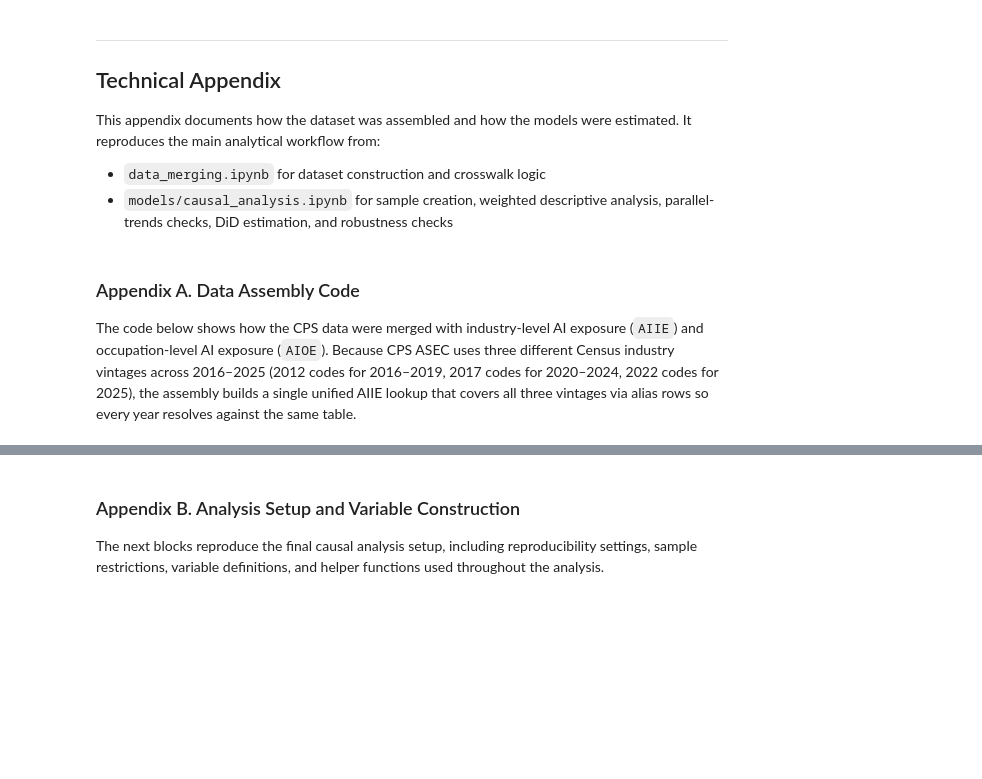
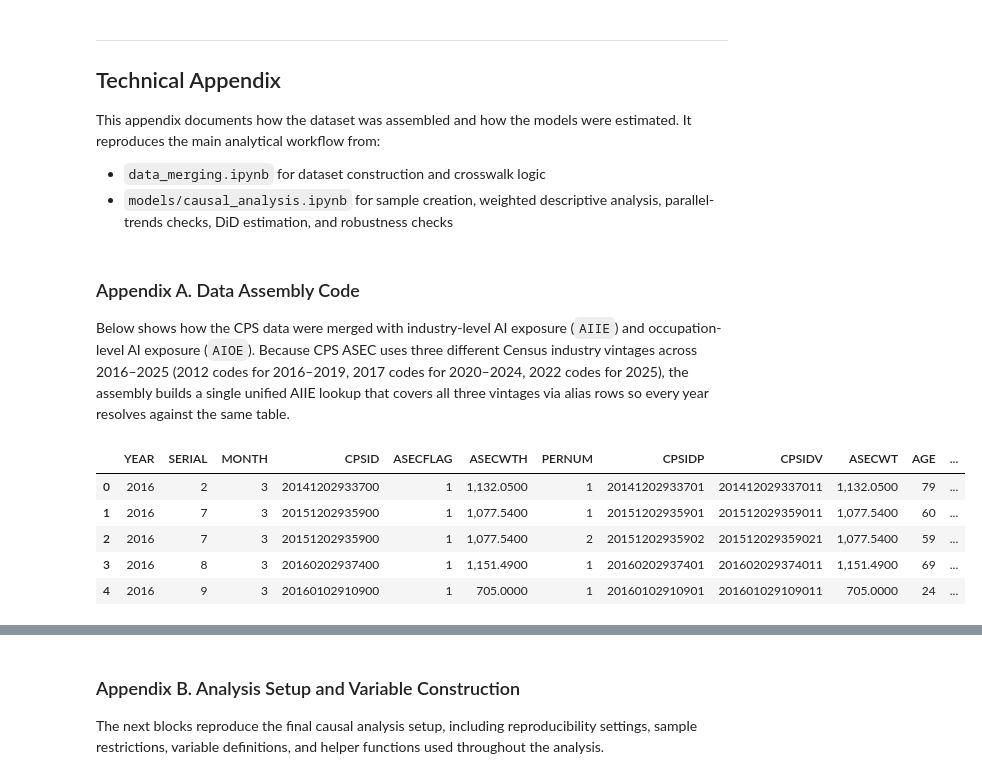
Before and after one commit to isaacvm98/UDS, a Jupyter notebook: models/data_science_memo.ipynb, the cells around one changed output, grey strips where cells are left out. Saved outputs shown, nothing was run; the diff lists cells and outputs as text; code cells hidden in the pictures; blank space fills up the shorter version.

```diff
--- a/models/data_science_memo.ipynb
+++ b/models/data_science_memo.ipynb
@@ -176,7 +176,7 @@ This appendix documents how the dataset was assembled and how the models were es
 # %% [markdown]
 ### Appendix A. Data Assembly Code
 
-The code below shows how the CPS data were merged with industry-level AI exposure (`AIIE`) and occupation-level AI exposure (`AIOE`). Because CPS ASEC uses three different Census industry vintages across 2016–2025 (2012 codes for 2016–2019, 2017 codes for 2020–2024, 2022 codes for 2025), the assembly builds a single unified AIIE lookup that covers all three vintages via alias rows so every year resolves against the same table.
+Below shows how the CPS data were merged with industry-level AI exposure (`AIIE`) and occupation-level AI exposure (`AIOE`). Because CPS ASEC uses three different Census industry vintages across 2016–2025 (2012 codes for 2016–2019, 2017 codes for 2020–2024, 2022 codes for 2025), the assembly builds a single unified AIIE lookup that covers all three vintages via alias rows so every year resolves against the same table.
 # %%
 import os
 from pathlib import Path
@@ -384,6 +384,15 @@ df["IND_2022"] = df["IND"].map(
     lambda x: to_canonical_ind(x, ind_2012_to_2017, ind_2017_to_2022)
 )
 df_aiie = df.merge(ind_aiie, on="IND", how="left")
+# %%
+df_aiie.head()
+# %% [output]
+|  | YEAR | SERIAL | MONTH | CPSID | ASECFLAG | ASECWTH | PERNUM | CPSIDP | CPSIDV | ASECWT | AGE | ... |
+| 0 | 2016 | 2 | 3 | 20141202933700 | 1 | 1,132.0500 | 1 | 20141202933701 | 201412029337011 | 1,132.0500 | 79 | ... |
+| 1 | 2016 | 7 | 3 | 20151202935900 | 1 | 1,077.5400 | 1 | 20151202935901 | 201512029359011 | 1,077.5400 | 60 | ... |
+| 2 | 2016 | 7 | 3 | 20151202935900 | 1 | 1,077.5400 | 2 | 20151202935902 | 201512029359021 | 1,077.5400 | 59 | ... |
+| 3 | 2016 | 8 | 3 | 20160202937400 | 1 | 1,151.4900 | 1 | 20160202937401 | 201602029374011 | 1,151.4900 | 69 | ... |
+| 4 | 2016 | 9 | 3 | 20160102910900 | 1 | 705.0000 | 1 | 20160102910901 | 201601029109011 | 705.0000 | 24 | ... |
 # %%
 aioe = pd.read_excel("../data/AIOE_DataAppendix.xlsx", sheet_name="Appendix A")
 
```
Also changed, not shown: parts of 4 cells of this notebook, 2 other files.
